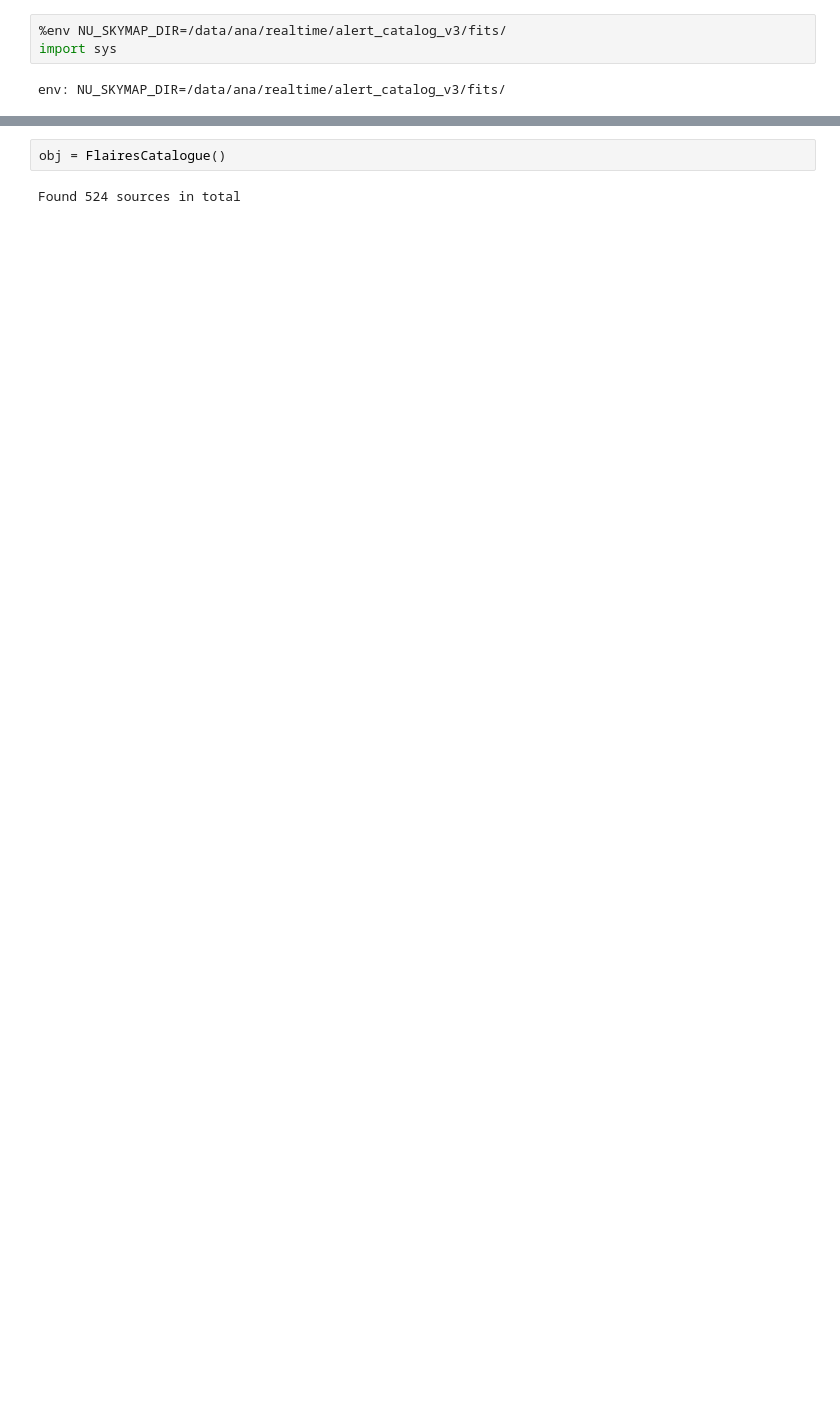
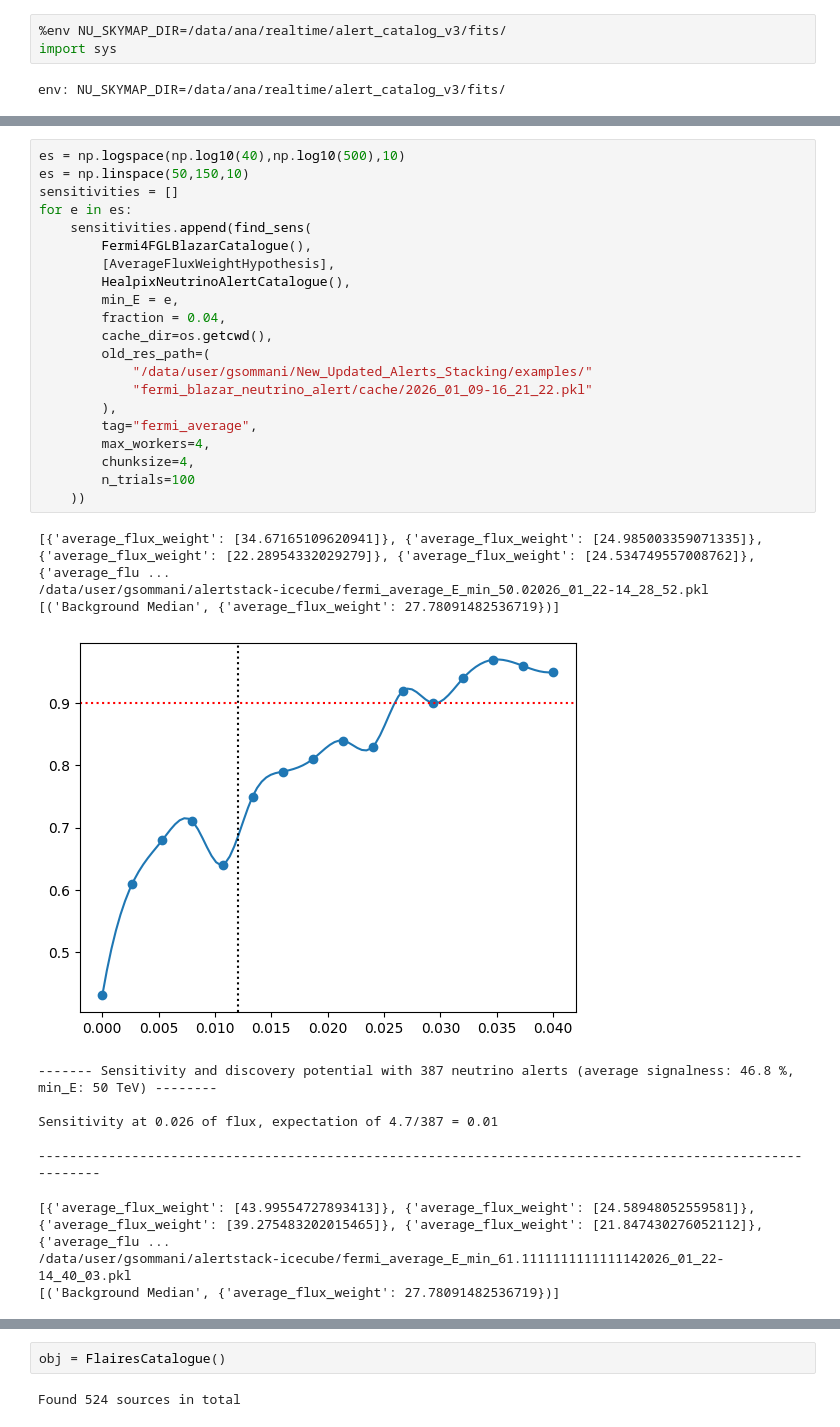
Before and after one commit to icecube/alertstack, a Jupyter notebook: min_sens_energy.ipynb, the cells around one changed output, grey strips where cells are left out. Saved outputs shown, nothing was run; the diff lists cells and outputs as text; blank space fills up the shorter version.

```diff
--- a/min_sens_energy.ipynb
+++ b/min_sens_energy.ipynb
@@ -280,0 +292,34 @@ Found 524 sources in total
+# %%
+es = np.logspace(np.log10(40),np.log10(500),10)
+es = np.linspace(50,150,10)
+sensitivities = []
+for e in es:
+    sensitivities.append(find_sens(
+        Fermi4FGLBlazarCatalogue(),
+        [AverageFluxWeightHypothesis],
+        HealpixNeutrinoAlertCatalogue(),
+        min_E = e,
+        fraction = 0.04,
+        cache_dir=os.getcwd(),
+        old_res_path=(
+            "/data/user/gsommani/New_Updated_Alerts_Stacking/examples/"
+            "fermi_blazar_neutrino_alert/cache/2026_01_09-16_21_22.pkl"
+        ),
+        tag="fermi_average",
+        max_workers=4,
+        chunksize=4,
+        n_trials=100
+    ))
+# %% [output]
+[{'average_flux_weight': [34.67165109620941]}, {'average_flux_weight': [24.985003359071335]}, {'average_flux_weight': [22.28954332029279]}, {'average_flux_weight': [24.534749557008762]}, {'average_flu ...
+/data/user/gsommani/alertstack-icecube/fermi_average_E_min_50.02026_01_22-14_28_52.pkl
+[('Background Median', {'average_flux_weight': 27.78091482536719})]
+[figure, added]
+------- Sensitivity and discovery potential with 387 neutrino alerts (average signalness: 46.8 %, min_E: 50 TeV) --------
+
+Sensitivity at 0.026 of flux, expectation of 4.7/387 = 0.01
+
+----------------------------------------------------------------------------------------------------------
+[{'average_flux_weight': [43.99554727893413]}, {'average_flux_weight': [24.58948052559581]}, {'average_flux_weight': [39.275483202015465]}, {'average_flux_weight': [21.847430276052112]}, {'average_flu ...
+/data/user/gsommani/alertstack-icecube/fermi_average_E_min_61.1111111111111142026_01_22-14_40_03.pkl
+[('Background Median', {'average_flux_weight': 27.78091482536719})]
```
Also changed, not shown: parts of 13 cells of this notebook, 2 other files.
